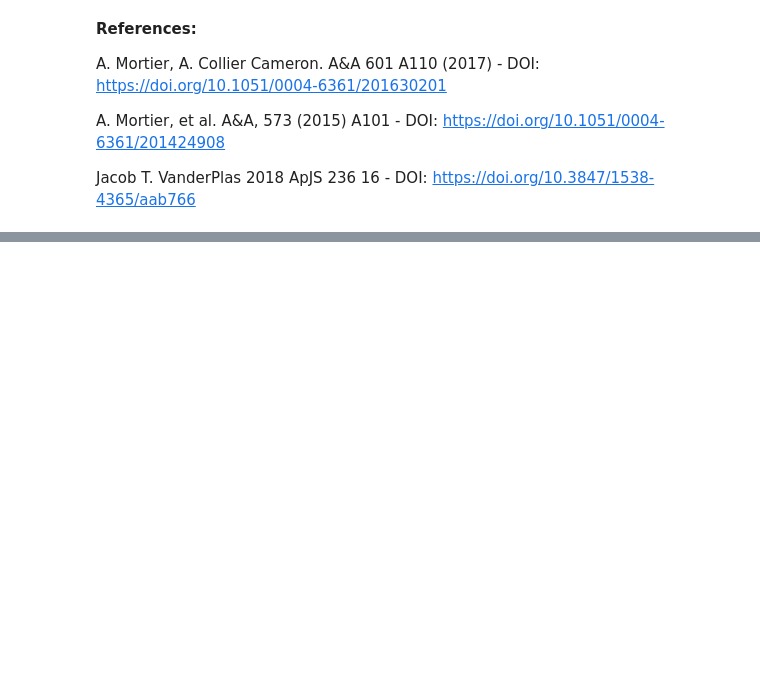
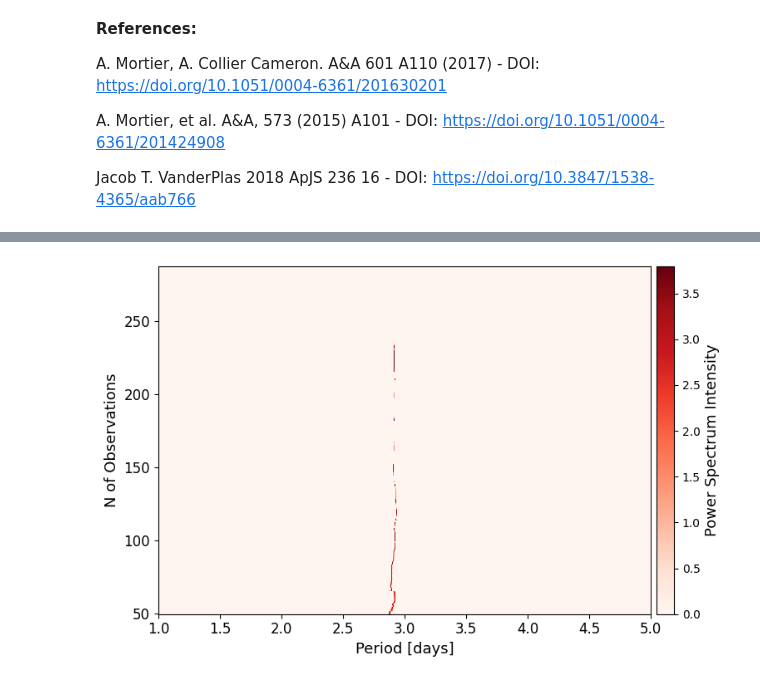
Before and after one commit to cleber-si/SBGLS-Implementation, a Jupyter notebook: Stacked_Periodogram.ipynb, the cells around one changed output, grey strips where cells are left out. Cells and saved outputs as stored; diff of their text form; code cells hidden in the pictures; blank space fills up the shorter version.

```diff
--- a/Stacked_Periodogram.ipynb
+++ b/Stacked_Periodogram.ipynb
@@ -54,0 +78,4 @@ aux.plot_stacked_periodogram_heatmap(data2, norm='log')
+# %%
+aux.plot_stacked_periodogram_heatmap(data3, norm='log')
+# %% [output]
+[figure, added]
```
Also changed, not shown: parts of 15 cells of this notebook, 1 other file.
